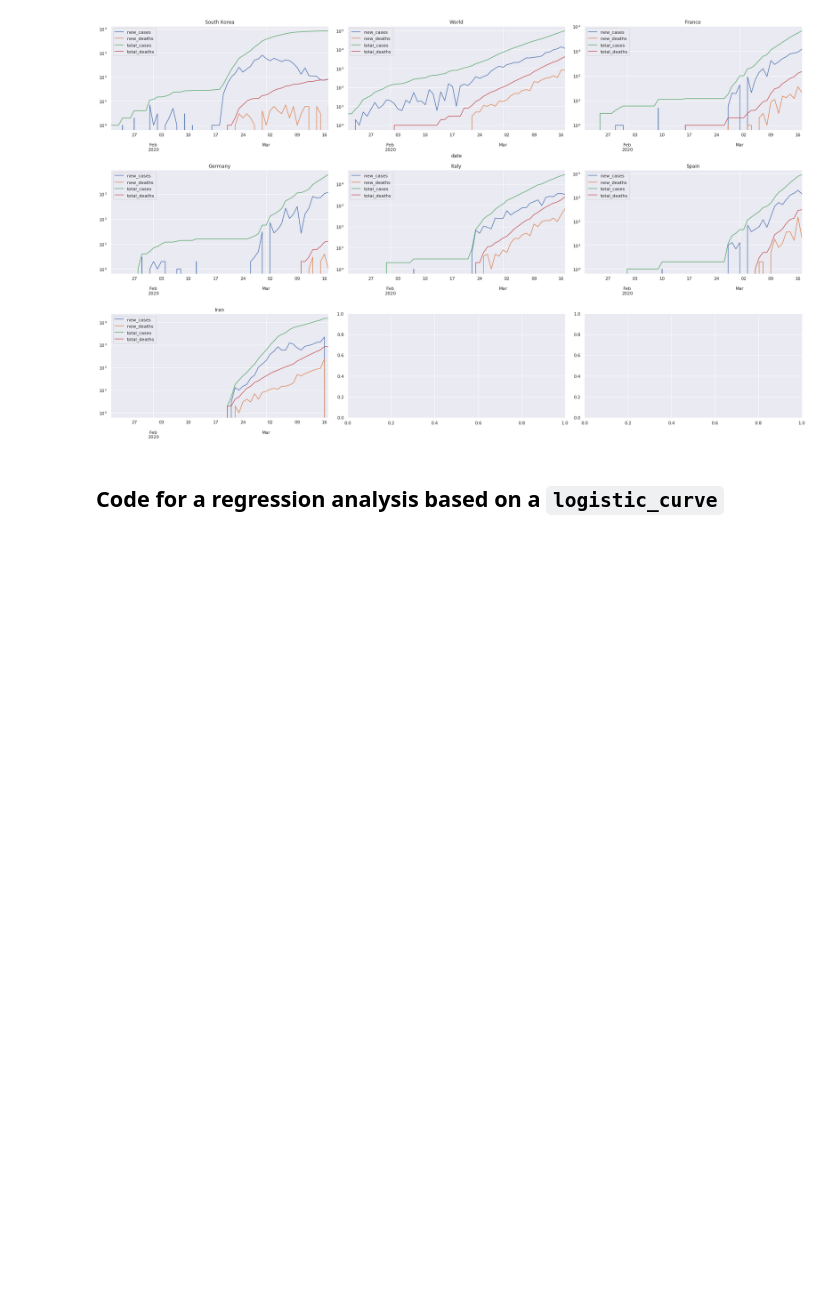
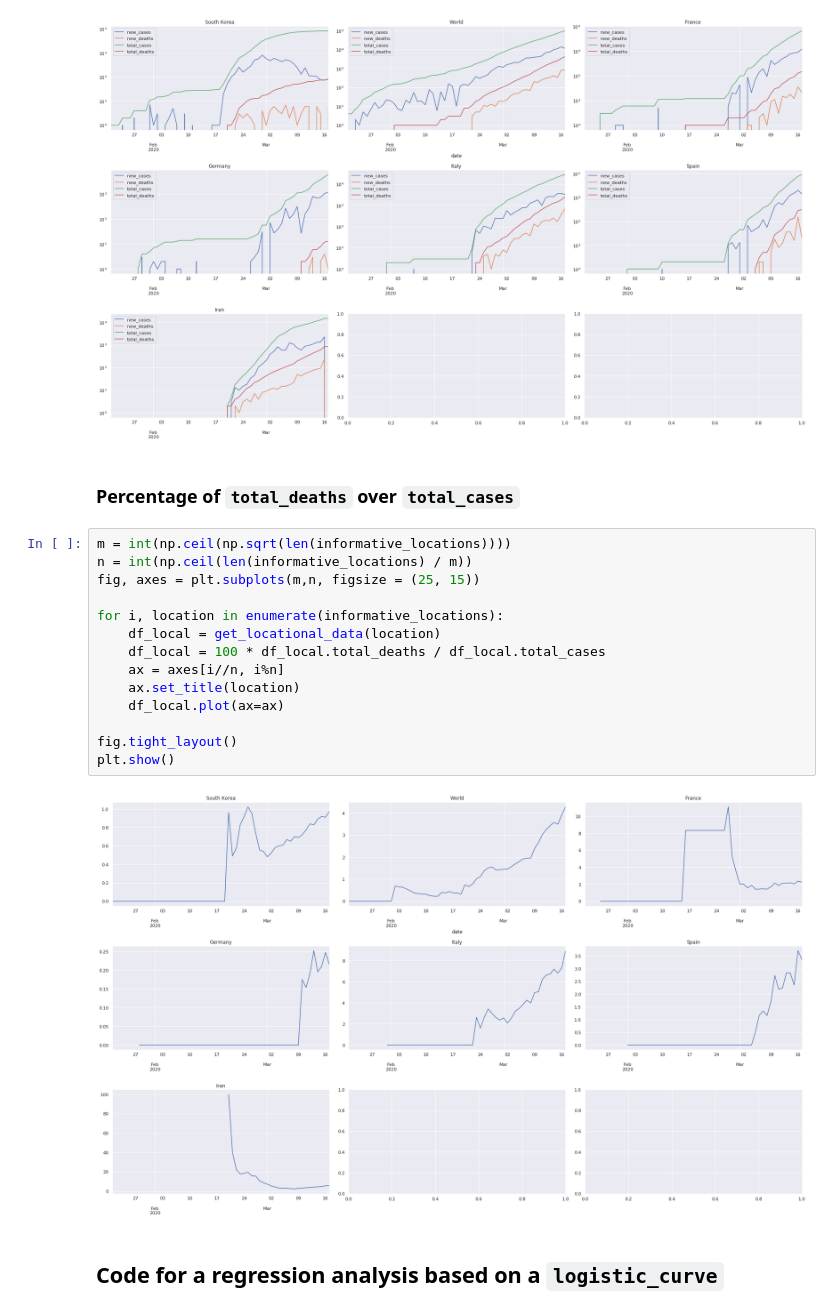
Before and after one commit to jabayat/COVID-19_pandemic_visualization_and_regression, a Jupyter notebook: visualization_and_regression.ipynb, the cells around one changed output. Drawn from its saved outputs; the diff is of its cells as text; blank space fills up the shorter version.

```diff
--- a/visualization_and_regression.ipynb
+++ b/visualization_and_regression.ipynb
@@ -86,6 +86,24 @@ plot_informative_locations(log_plot=False)
 plot_informative_locations(log_plot=True)
 # %% [output]
 [figure]
+# %% [markdown]
+### Percentage of ``total_deaths`` over ``total_cases``
+# %%
+m = int(np.ceil(np.sqrt(len(informative_locations))))
+n = int(np.ceil(len(informative_locations) / m))
+fig, axes = plt.subplots(m,n, figsize = (25, 15))
+
+for i, location in enumerate(informative_locations):
+    df_local = get_locational_data(location)
+    df_local = 100 * df_local.total_deaths / df_local.total_cases
+    ax = axes[i//n, i%n]
+    ax.set_title(location)
+    df_local.plot(ax=ax)
+
+fig.tight_layout()
+plt.show()
+# %% [output]
+[figure, added]
 # %% [markdown]
 ## Code for a regression analysis based on a ``logistic_curve``
 # %%
```
